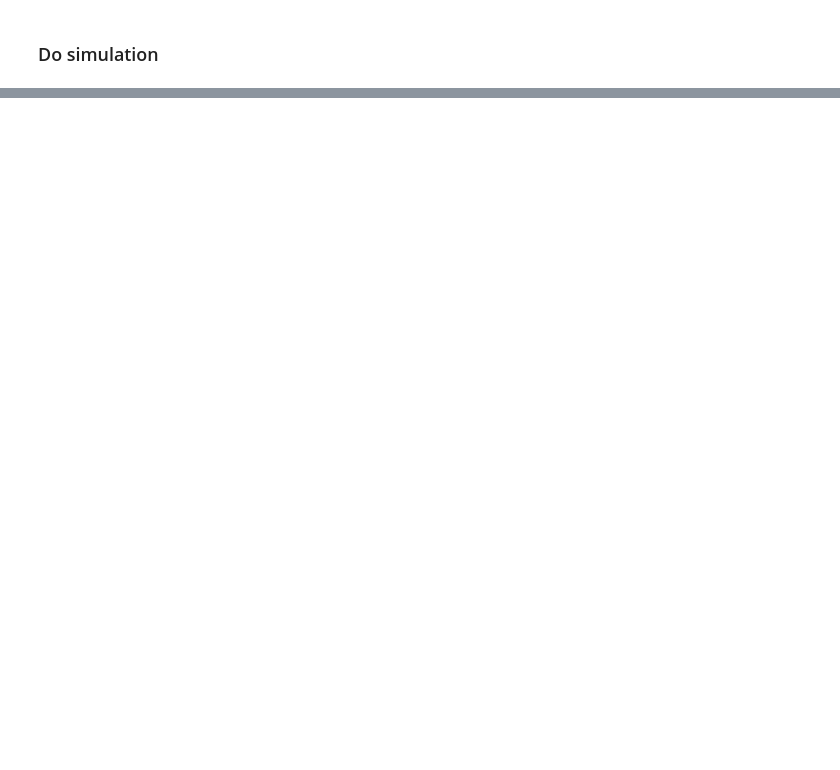
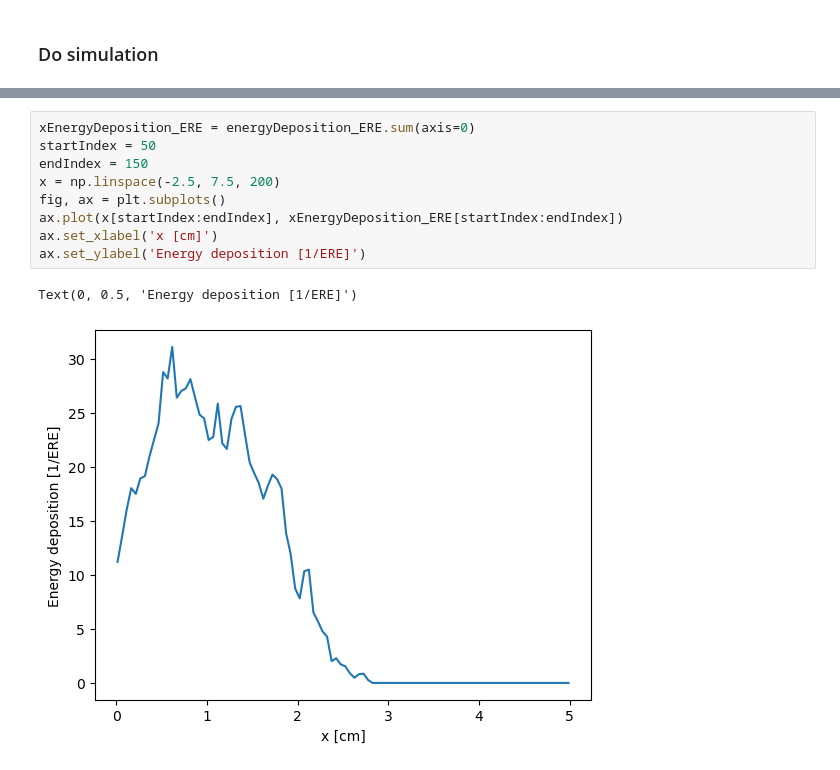
Before and after one commit to KlaasWillems/electronTransportCode, a Jupyter notebook: numericalExperiments/waterPhantom/WaterPhantomTest.ipynb, the cells around one changed output, grey strips where cells are left out. Cells and saved outputs as stored; diff of their text form; blank space fills up the shorter version.

```diff
--- a/numericalExperiments/waterPhantom/WaterPhantomTest.ipynb
+++ b/numericalExperiments/waterPhantom/WaterPhantomTest.ipynb
@@ -82,0 +84,12 @@ plt.show()
+# %%
+xEnergyDeposition_ERE = energyDeposition_ERE.sum(axis=0)
+startIndex = 50
+endIndex = 150
+x = np.linspace(-2.5, 7.5, 200)
+fig, ax = plt.subplots()
+ax.plot(x[startIndex:endIndex], xEnergyDeposition_ERE[startIndex:endIndex])
+ax.set_xlabel('x [cm]')
+ax.set_ylabel('Energy deposition [1/ERE]')
+# %% [output]
+Text(0, 0.5, 'Energy deposition [1/ERE]')
+[figure, added]
```
Also changed, not shown: parts of 8 cells of this notebook, 5 other files.
